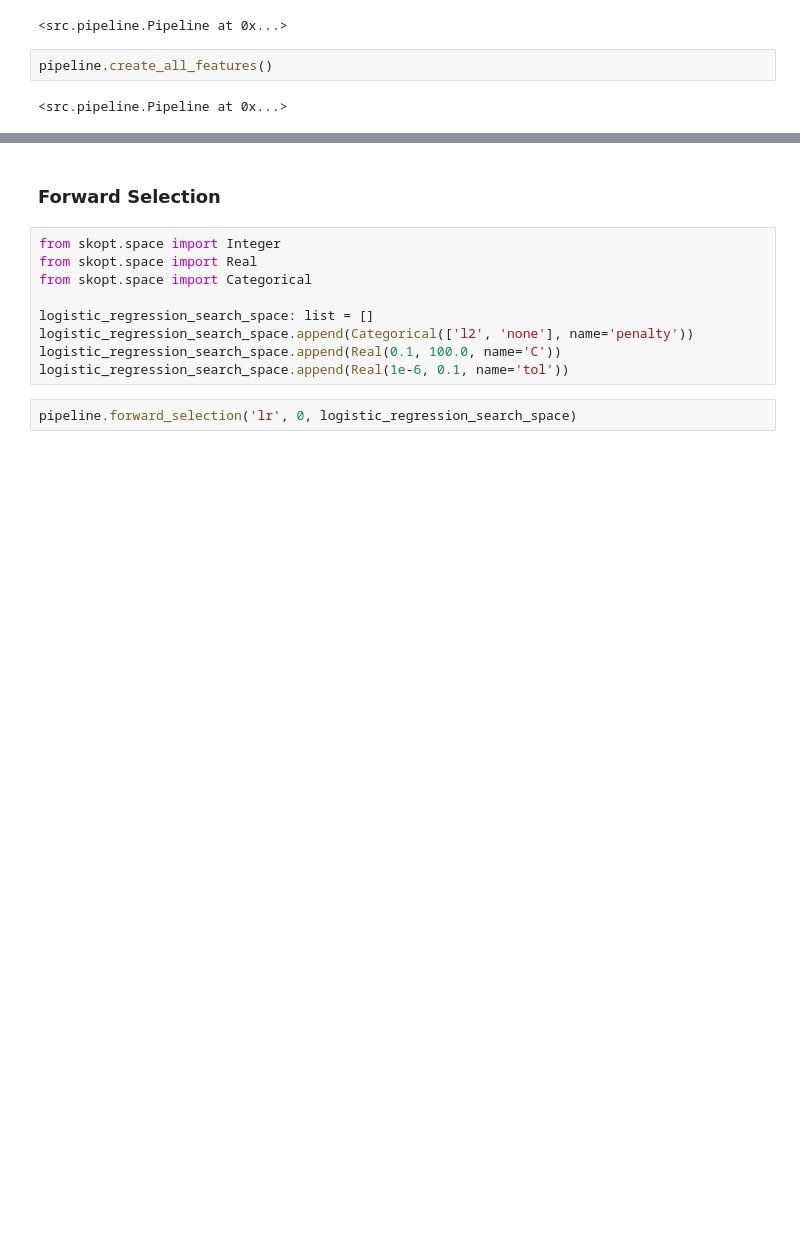
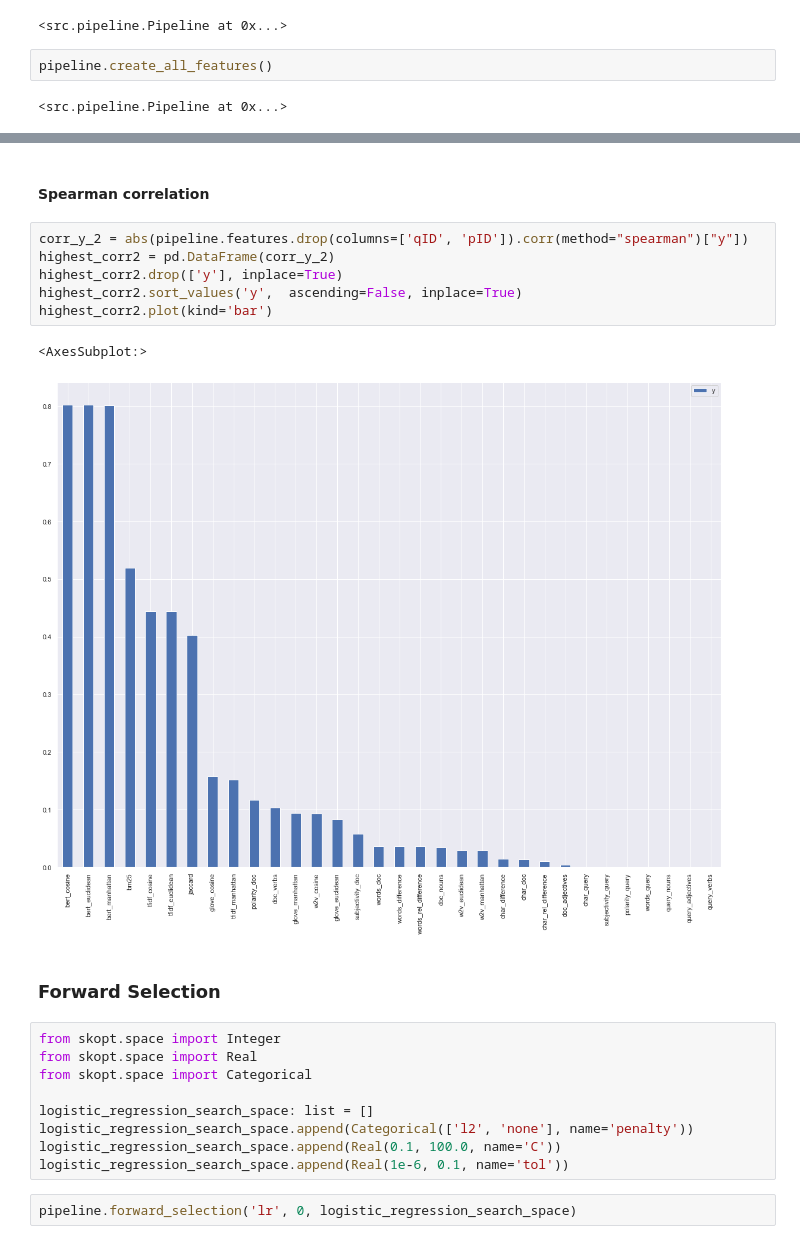
Before and after one commit to tim-grams/Retriever, a Jupyter notebook: notebooks/feature_selection.ipynb, the cells around one changed output, grey strips where cells are left out. Saved outputs shown, nothing was run; the diff lists cells and outputs as text; blank space fills up the shorter version.

```diff
--- a/notebooks/feature_selection.ipynb
+++ b/notebooks/feature_selection.ipynb
@@ -55,3 +85,14 @@ plt.show()
+# %% [markdown]
+#### Spearman correlation
+# %%
+corr_y_2 = abs(pipeline.features.drop(columns=['qID', 'pID']).corr(method="spearman")["y"])
+highest_corr2 = pd.DataFrame(corr_y_2)
+highest_corr2.drop(['y'], inplace=True)
+highest_corr2.sort_values('y',  ascending=False, inplace=True)
+highest_corr2.plot(kind='bar')
+# %% [output]
+<AxesSubplot:>
+[figure, added]
 # %% [markdown]
 ### Forward Selection
 # %%
```
Also changed, not shown: parts of 11 cells of this notebook, 1 other file.
